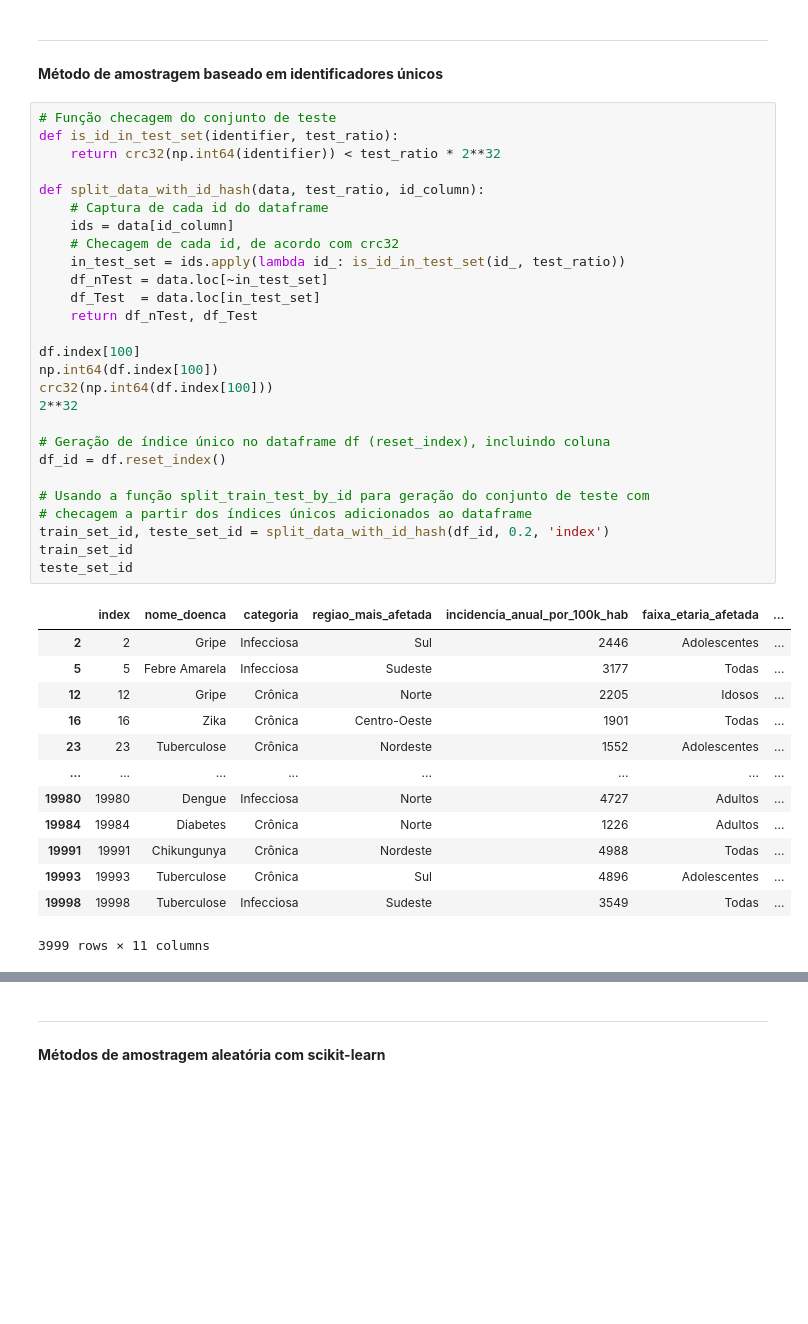
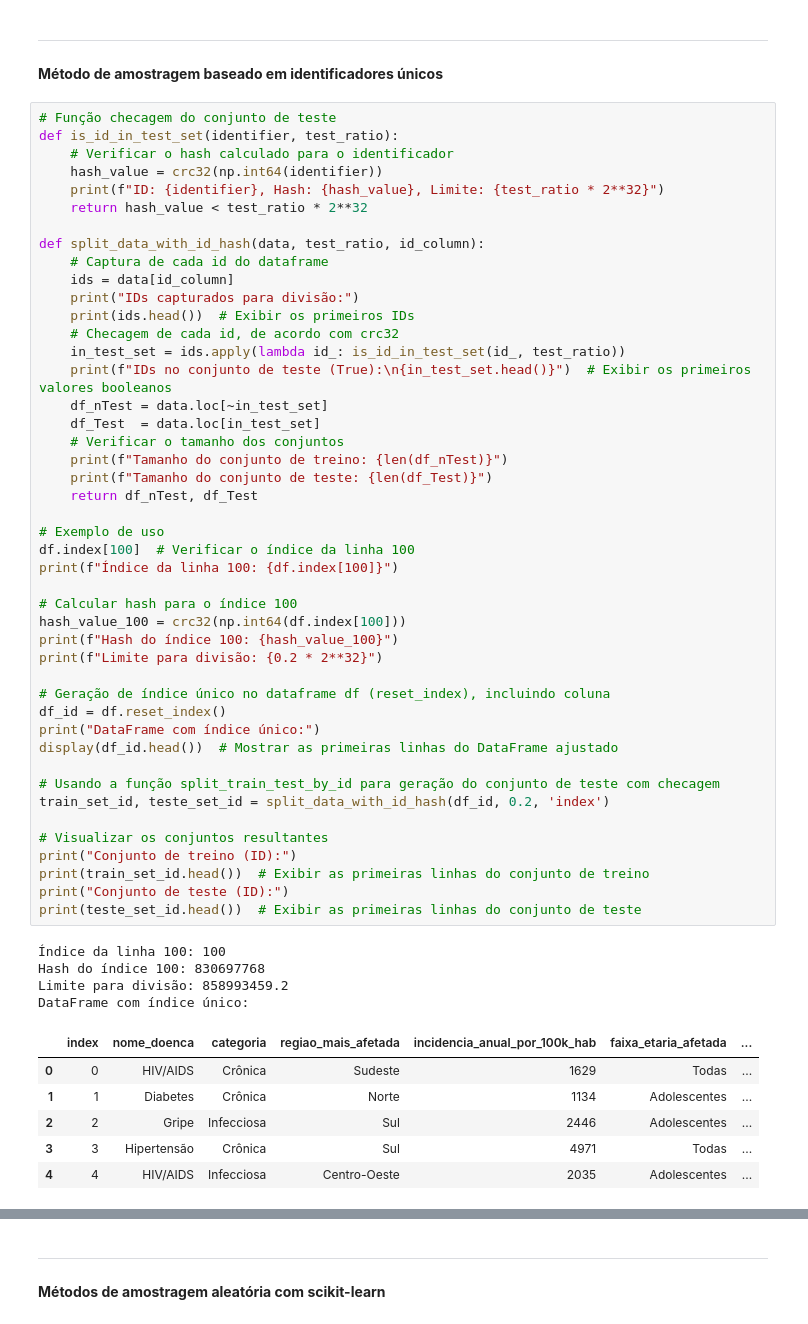
Before and after one commit to Jonathan-Stefan/Projeto_C318_Analise_de_Dados, a Jupyter notebook: app.ipynb, the cells around one changed output, grey strips where cells are left out. Cells and saved outputs as stored; diff of their text form; blank space fills up the shorter version.

```diff
--- a/app.ipynb
+++ b/app.ipynb
@@ -173,41 +160,56 @@ test_set.head()
 # %%
 # Função checagem do conjunto de teste
 def is_id_in_test_set(identifier, test_ratio):
-    return crc32(np.int64(identifier)) < test_ratio * 2**32
+    # Verificar o hash calculado para o identificador
+    hash_value = crc32(np.int64(identifier))
+    print(f"ID: {identifier}, Hash: {hash_value}, Limite: {test_ratio * 2**32}")
+    return hash_value < test_ratio * 2**32
 
 def split_data_with_id_hash(data, test_ratio, id_column):
     # Captura de cada id do dataframe
     ids = data[id_column]
+    print("IDs capturados para divisão:")
+    print(ids.head())  # Exibir os primeiros IDs
     # Checagem de cada id, de acordo com crc32
     in_test_set = ids.apply(lambda id_: is_id_in_test_set(id_, test_ratio))
+    print(f"IDs no conjunto de teste (True):\n{in_test_set.head()}")  # Exibir os primeiros valores booleanos
     df_nTest = data.loc[~in_test_set]
     df_Test  = data.loc[in_test_set]
+    # Verificar o tamanho dos conjuntos
+    print(f"Tamanho do conjunto de treino: {len(df_nTest)}")
+    print(f"Tamanho do conjunto de teste: {len(df_Test)}")
     return df_nTest, df_Test
 
-df.index[100]
-np.int64(df.index[100])
-crc32(np.int64(df.index[100]))
-2**32
+# Exemplo de uso
+df.index[100]  # Verificar o índice da linha 100
+print(f"Índice da linha 100: {df.index[100]}")
+
+# Calcular hash para o índice 100
+hash_value_100 = crc32(np.int64(df.index[100]))
+print(f"Hash do índice 100: {hash_value_100}")
+print(f"Limite para divisão: {0.2 * 2**32}")
 
 # Geração de índice único no dataframe df (reset_index), incluindo coluna
 df_id = df.reset_index()
+print("DataFrame com índice único:")
+display(df_id.head())  # Mostrar as primeiras linhas do DataFrame ajustado
 
-# Usando a função split_train_test_by_id para geração do conjunto de teste com
-# checagem a partir dos índices únicos adicionados ao dataframe
+# Usando a função split_train_test_by_id para geração do conjunto de teste com checagem
 train_set_id, teste_set_id = split_data_with_id_hash(df_id, 0.2, 'index')
-train_set_id
-teste_set_id
+
+# Visualizar os conjuntos resultantes
+print("Conjunto de treino (ID):")
+print(train_set_id.head())  # Exibir as primeiras linhas do conjunto de treino
+print("Conjunto de teste (ID):")
+print(teste_set_id.head())  # Exibir as primeiras linhas do conjunto de teste
 # %% [output]
+Índice da linha 100: 100
+Hash do índice 100: 830697768
+Limite para divisão: 858993459.2
+DataFrame com índice único:
 |  | index | nome_doenca | categoria | regiao_mais_afetada | incidencia_anual_por_100k_hab | faixa_etaria_afetada | ... |
+| 0 | 0 | HIV/AIDS | Crônica | Sudeste | 1629 | Todas | ... |
+| 1 | 1 | Diabetes | Crônica | Norte | 1134 | Adolescentes | ... |
 | 2 | 2 | Gripe | Infecciosa | Sul | 2446 | Adolescentes | ... |
-| 5 | 5 | Febre Amarela | Infecciosa | Sudeste | 3177 | Todas | ... |
-| 12 | 12 | Gripe | Crônica | Norte | 2205 | Idosos | ... |
-| 16 | 16 | Zika | Crônica | Centro-Oeste | 1901 | Todas | ... |
-| 23 | 23 | Tuberculose | Crônica | Nordeste | 1552 | Adolescentes | ... |
-| ... | ... | ... | ... | ... | ... | ... | ... |
-| 19980 | 19980 | Dengue | Infecciosa | Norte | 4727 | Adultos | ... |
-| 19984 | 19984 | Diabetes | Crônica | Norte | 1226 | Adultos | ... |
-| 19991 | 19991 | Chikungunya | Crônica | Nordeste | 4988 | Todas | ... |
-| 19993 | 19993 | Tuberculose | Crônica | Sul | 4896 | Adolescentes | ... |
-| 19998 | 19998 | Tuberculose | Infecciosa | Sudeste | 3549 | Todas | ... |
+| 3 | 3 | Hipertensão | Crônica | Sul | 4971 | Todas | ... |
+| 4 | 4 | HIV/AIDS | Infecciosa | Centro-Oeste | 2035 | Adolescentes | ... |
-3999 rows × 11 columns
```
Also changed, not shown: parts of 9 cells of this notebook.
